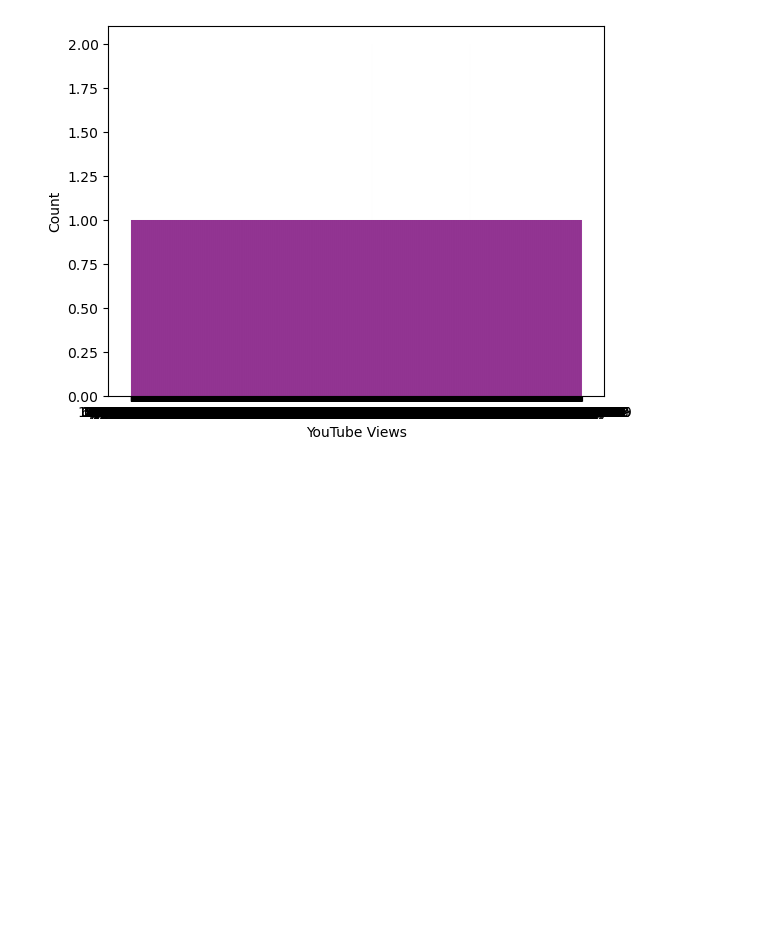
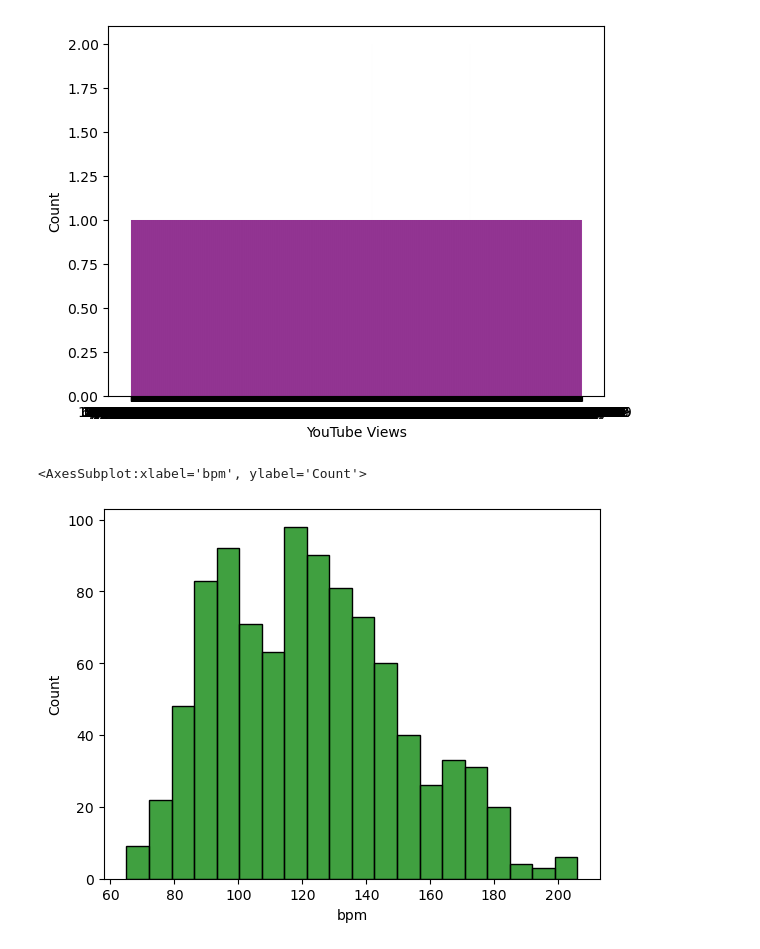
Before and after one commit to Rain0rShine/Artificial-Intelligence, a Jupyter notebook: Semester 1/Spotify/Spotify.ipynb, the cells around one changed output. Drawn from its saved outputs; the diff is of its cells as text; code cells hidden in the pictures; blank space fills up the shorter version.

Commit message:
histograms

```diff
--- a/Semester 1/Spotify/Spotify.ipynb
+++ b/Semester 1/Spotify/Spotify.ipynb
@@ -3,6 +3,7 @@ import pandas as pd
 import seaborn as sns
 # %%
 spotify = pd.read_csv('spotify2024.csv', encoding = 'latin-1')
+spotify2023 = pd.read_csv('spotify2023.csv', encoding = 'latin-1')
 # %%
 spotify.head()
 # %% [output]
@@ -94,3 +95,8 @@ sns.histplot(spotify["YouTube Views"], bins = 20, kde=False, color='purple')
 # %% [output]
 <AxesSubplot:xlabel='YouTube Views', ylabel='Count'>
 [figure]
+# %%
+sns.histplot(spotify2023["bpm"], bins = 20, kde=False, color='green')
+# %% [output]
+<AxesSubplot:xlabel='bpm', ylabel='Count'>
+[figure, added]
```
Also changed, not shown: parts of 4 cells of this notebook, 2 other files.
